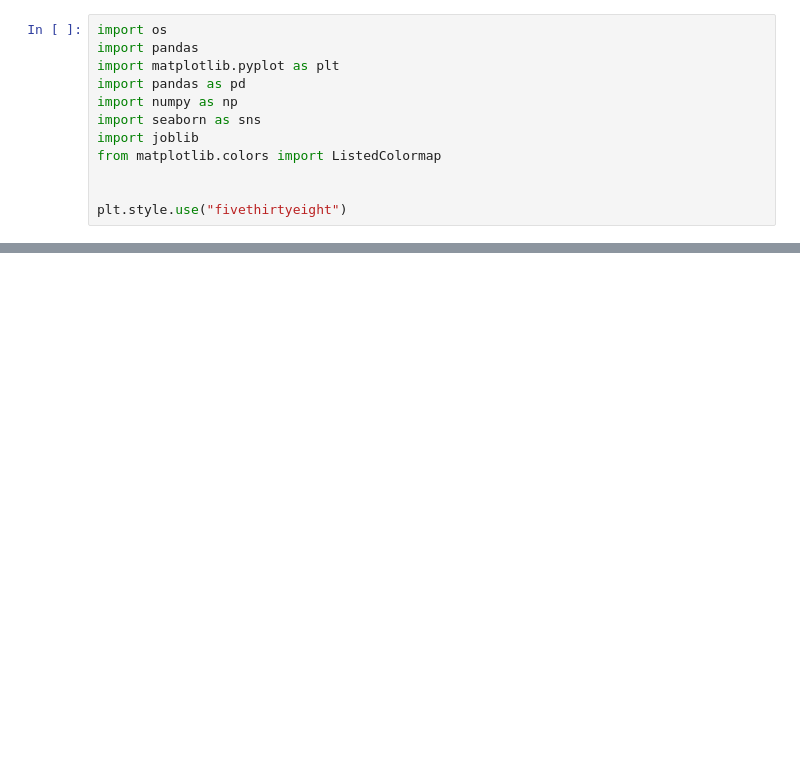
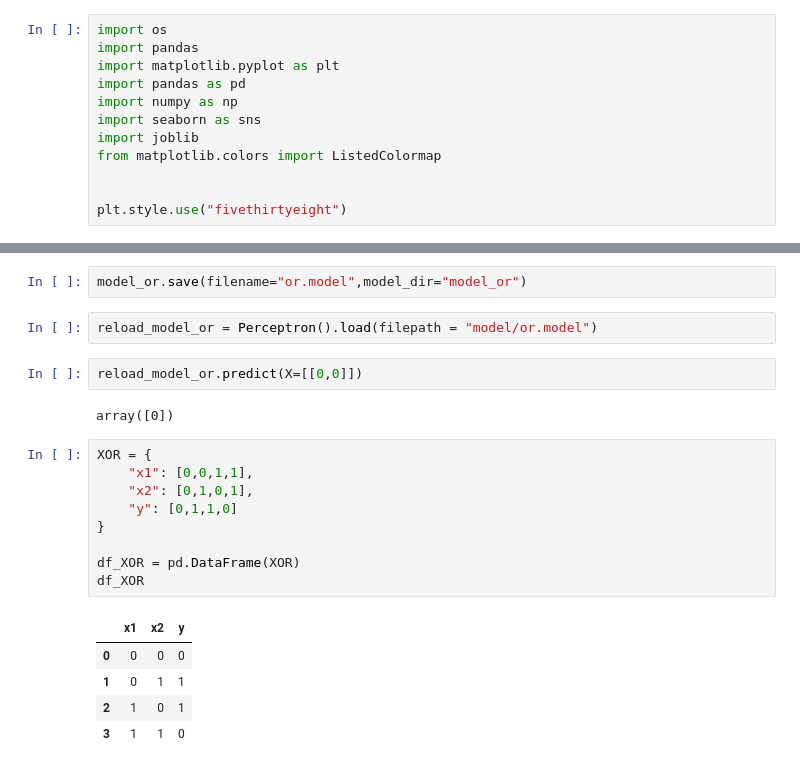
Before and after one commit to saverin0/neural-network-machine-learning-practice, a Jupyter notebook: Perceptron/Perceptron.ipynb, the cells around one changed output, grey strips where cells are left out. Drawn from its saved outputs; the diff is of its cells as text; blank space fills up the shorter version.

```diff
--- a/Perceptron/Perceptron.ipynb
+++ b/Perceptron/Perceptron.ipynb
@@ -65,0 +185,23 @@ class Perceptron:
+# %%
+model_or.save(filename="or.model",model_dir="model_or")
+# %%
+reload_model_or = Perceptron().load(filepath = "model/or.model")
+# %%
+reload_model_or.predict(X=[[0,0]])
+# %% [output]
+array([0])
+# %%
+XOR = {
+    "x1": [0,0,1,1],
+    "x2": [0,1,0,1],
+    "y": [0,1,1,0]
+}
+
+df_XOR = pd.DataFrame(XOR)
+df_XOR
+# %% [output]
+|  | x1 | x2 | y |
+| 0 | 0 | 0 | 0 |
+| 1 | 0 | 1 | 1 |
+| 2 | 1 | 0 | 1 |
+| 3 | 1 | 1 | 0 |
```
Also changed, not shown: parts of 11 cells of this notebook, 4 other files.
